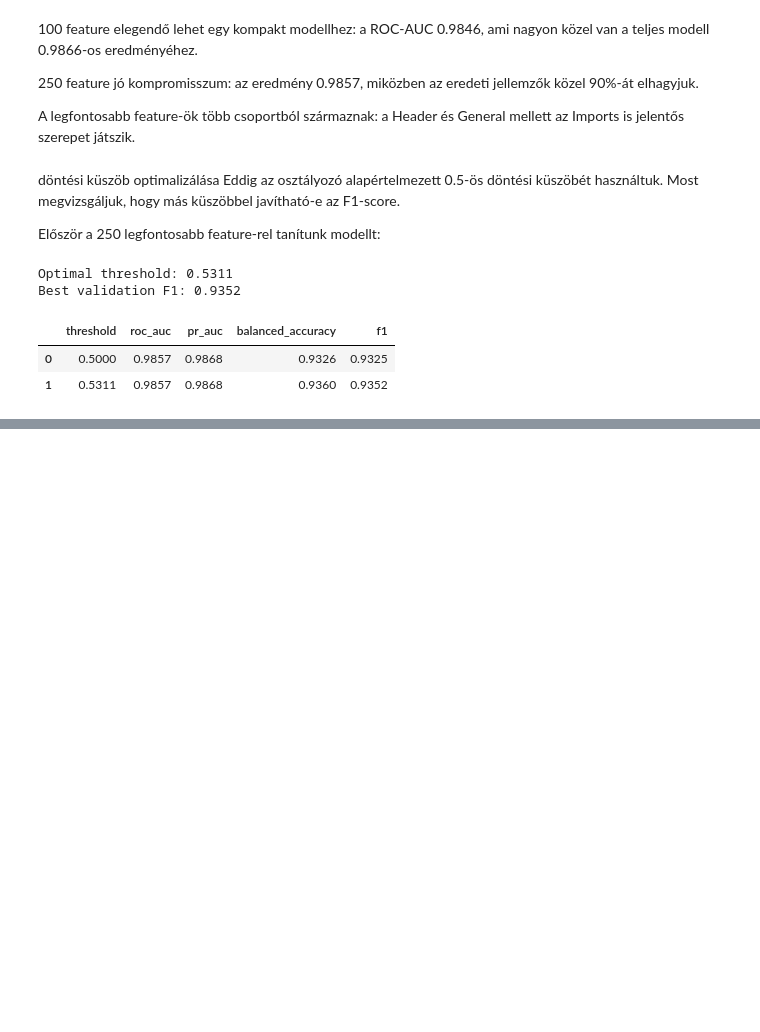
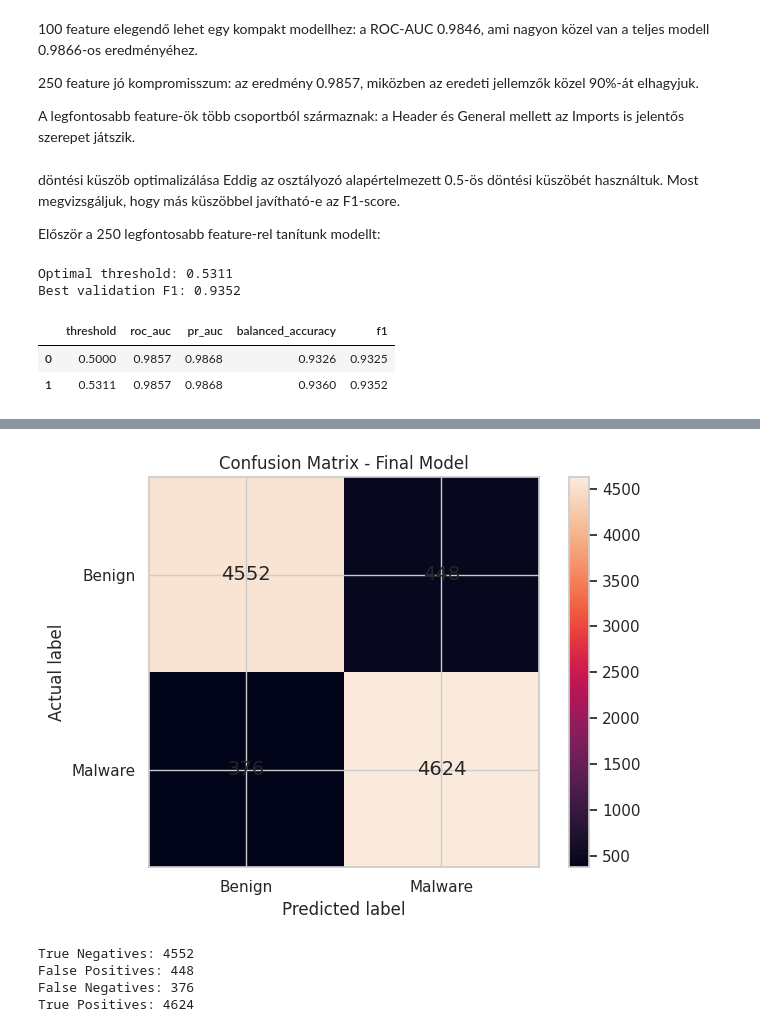
Before and after one commit to RaczNikoletta/Artificial-intelligence, a Jupyter notebook: PE_SupervisedML/beadando_emberdsv2.ipynb, the cells around one changed output, grey strips where cells are left out. Cells and saved outputs as stored; diff of their text form; code cells hidden in the pictures; blank space fills up the shorter version.

```diff
--- a/PE_SupervisedML/beadando_emberdsv2.ipynb
+++ b/PE_SupervisedML/beadando_emberdsv2.ipynb
@@ -1652,0 +1819,38 @@ display(threshold_results_df.round(4))
+# %%
+# Confusion matrix
+cm = confusion_matrix(y_test, y_test_pred)
+
+plt.figure(figsize=(7, 5))
+
+plt.imshow(cm)
+
+plt.title("Confusion Matrix - Final Model")
+plt.xlabel("Predicted label")
+plt.ylabel("Actual label")
+
+plt.xticks([0, 1], ["Benign", "Malware"])
+plt.yticks([0, 1], ["Benign", "Malware"])
+
+for i in range(2):
+    for j in range(2):
+        plt.text(
+            j, i, cm[i, j],
+            ha="center",
+            va="center",
+            fontsize=14
+        )
+
+plt.colorbar()
+plt.tight_layout()
+plt.show()
+
+print("True Negatives:", cm[0, 0])
+print("False Positives:", cm[0, 1])
+print("False Negatives:", cm[1, 0])
+print("True Positives:", cm[1, 1])
+# %% [output]
+[figure, added]
+True Negatives: 4552
+False Positives: 448
+False Negatives: 376
+True Positives: 4624
```
Also changed, not shown: parts of 14 cells of this notebook.
